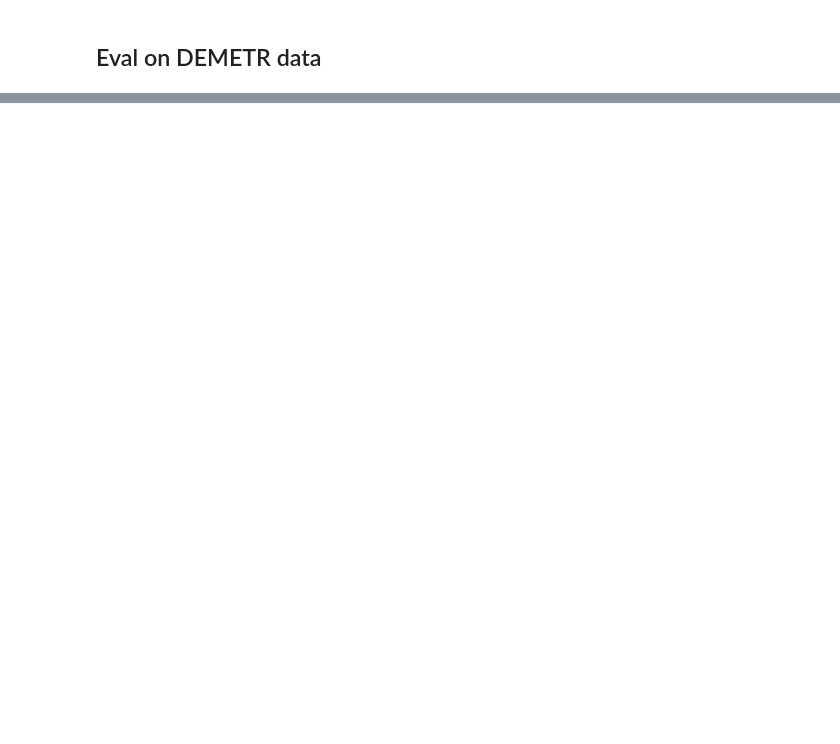
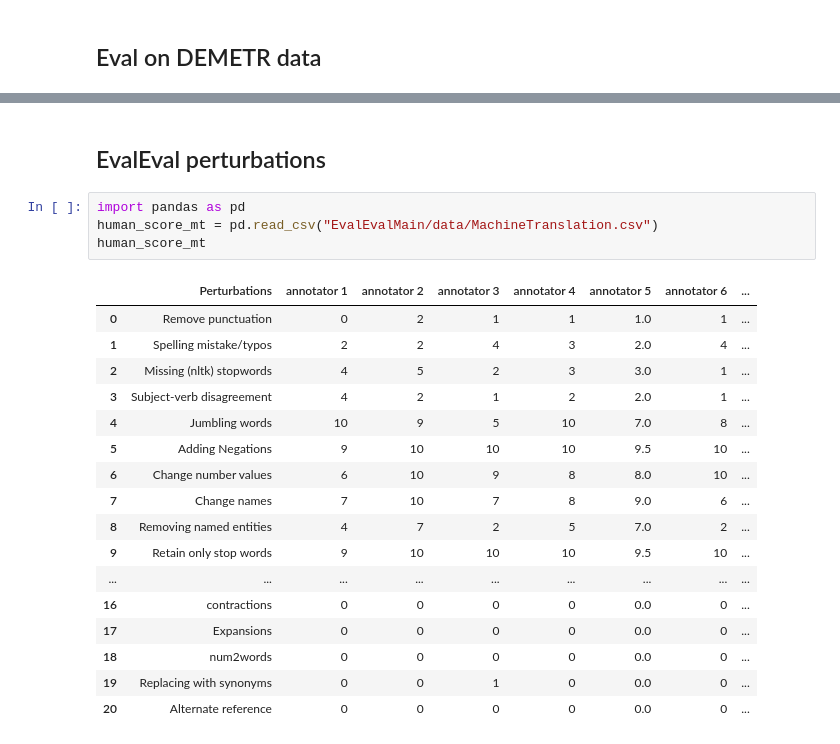
Before and after one commit to MiriUll/negation_aware_evaluation, a Jupyter notebook: negation_score.ipynb, the cells around one changed output, grey strips where cells are left out. Saved outputs shown, nothing was run; the diff lists cells and outputs as text; blank space fills up the shorter version.

```diff
--- a/negation_score.ipynb
+++ b/negation_score.ipynb
@@ -193,0 +524,24 @@ tensor([0.2500, 0.1000, 0.3500])
+# %% [markdown]
+## EvalEval perturbations
+# %%
+import pandas as pd
+human_score_mt = pd.read_csv("EvalEvalMain/data/MachineTranslation.csv")
+human_score_mt
+# %% [output]
+|  | Perturbations | annotator 1 | annotator 2 | annotator 3 | annotator 4 | annotator 5 | annotator 6 | ... |
+| 0 | Remove punctuation | 0 | 2 | 1 | 1 | 1.0 | 1 | ... |
+| 1 | Spelling mistake/typos | 2 | 2 | 4 | 3 | 2.0 | 4 | ... |
+| 2 | Missing (nltk) stopwords | 4 | 5 | 2 | 3 | 3.0 | 1 | ... |
+| 3 | Subject-verb disagreement | 4 | 2 | 1 | 2 | 2.0 | 1 | ... |
+| 4 | Jumbling words | 10 | 9 | 5 | 10 | 7.0 | 8 | ... |
+| 5 | Adding Negations | 9 | 10 | 10 | 10 | 9.5 | 10 | ... |
+| 6 | Change number values | 6 | 10 | 9 | 8 | 8.0 | 10 | ... |
+| 7 | Change names | 7 | 10 | 7 | 8 | 9.0 | 6 | ... |
+| 8 | Removing named entities | 4 | 7 | 2 | 5 | 7.0 | 2 | ... |
+| 9 | Retain only stop words | 9 | 10 | 10 | 10 | 9.5 | 10 | ... |
+| ... | ... | ... | ... | ... | ... | ... | ... | ... |
+| 16 | contractions | 0 | 0 | 0 | 0 | 0.0 | 0 | ... |
+| 17 | Expansions | 0 | 0 | 0 | 0 | 0.0 | 0 | ... |
+| 18 | num2words | 0 | 0 | 0 | 0 | 0.0 | 0 | ... |
+| 19 | Replacing with synonyms | 0 | 0 | 1 | 0 | 0.0 | 0 | ... |
+| 20 | Alternate reference | 0 | 0 | 0 | 0 | 0.0 | 0 | ... |
```
Also changed, not shown: parts of 30 cells of this notebook, 5 other files.
